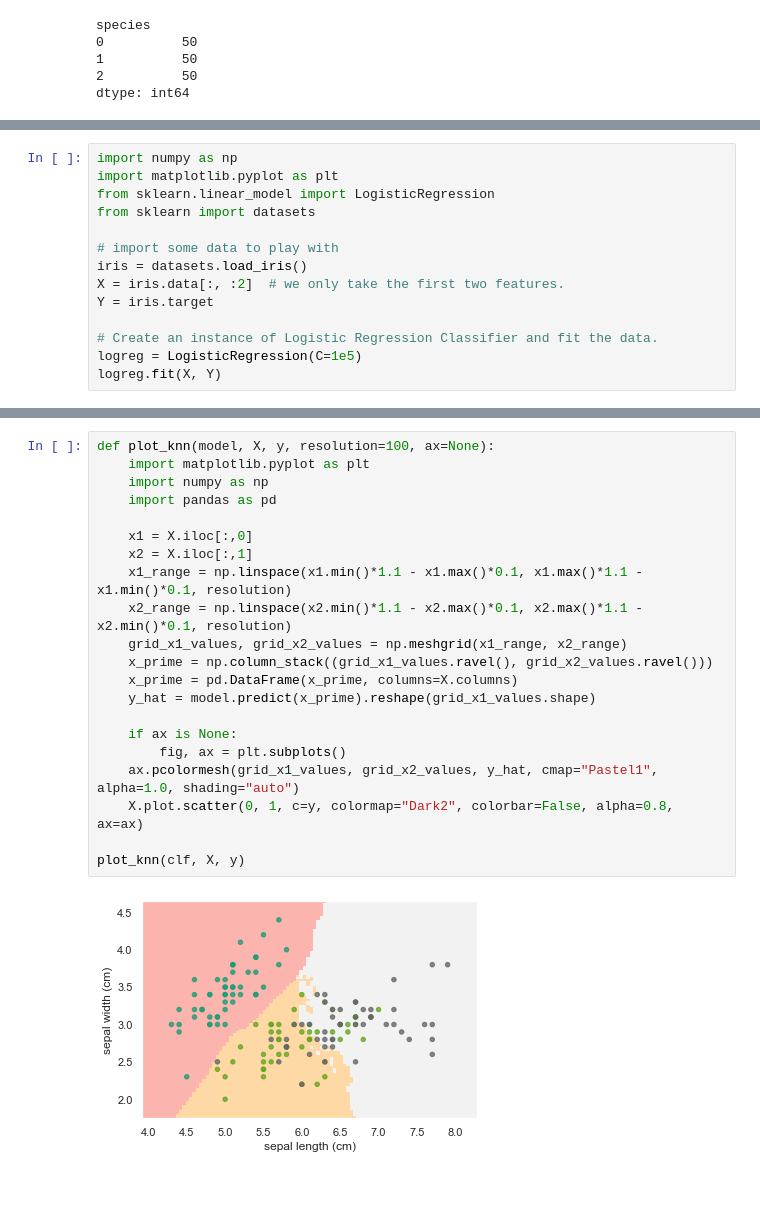
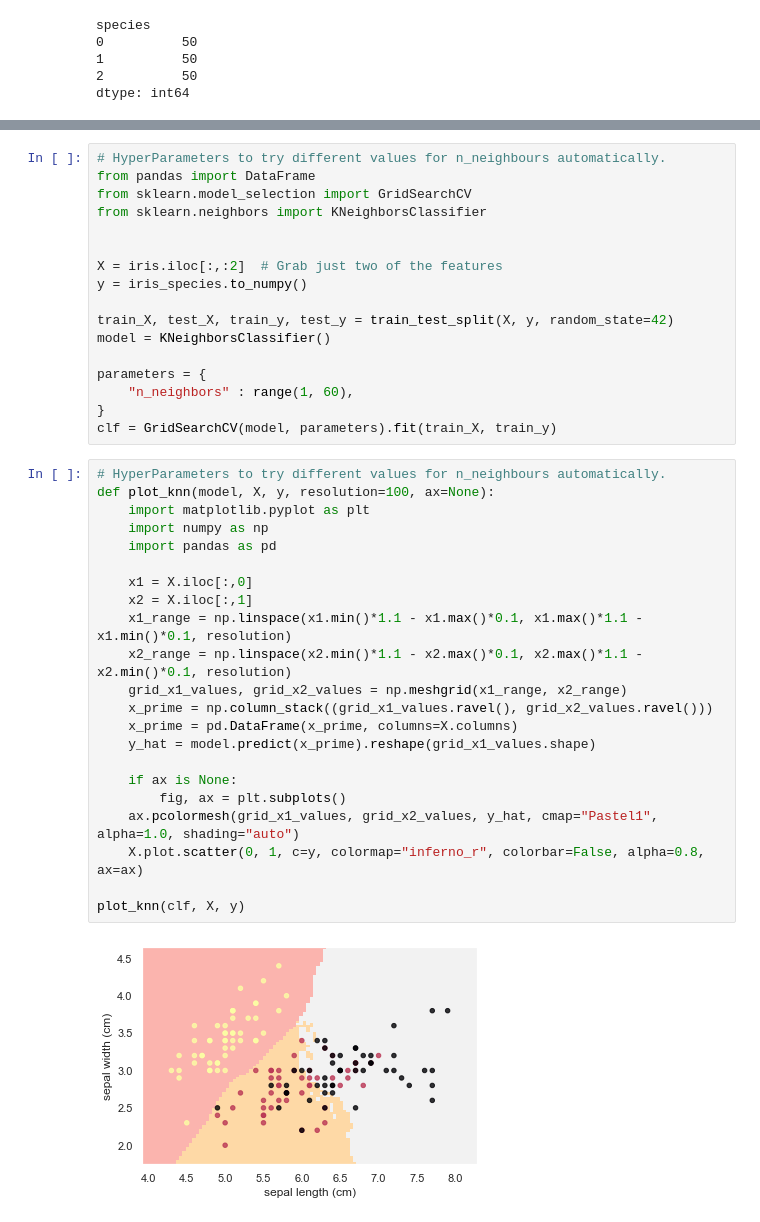
Before and after one commit to sk739/iris, a Jupyter notebook: Iris.ipynb, the cells around one changed output, grey strips where cells are left out. Drawn from its saved outputs; the diff is of its cells as text; blank space fills up the shorter version.

```diff
--- a/Iris.ipynb
+++ b/Iris.ipynb
@@ -163,14 +151,0 @@ a = scatter_matrix(iris, figsize=(16, 16), c=kmeans.labels_)
-# %%
-import numpy as np
-import matplotlib.pyplot as plt
-from sklearn.linear_model import LogisticRegression
-from sklearn import datasets
-
-# import some data to play with
-iris = datasets.load_iris()
-X = iris.data[:, :2]  # we only take the first two features.
-Y = iris.target
-
-# Create an instance of Logistic Regression Classifier and fit the data.
-logreg = LogisticRegression(C=1e5)
-logreg.fit(X, Y)
@@ -234,24 +197,42 @@ train_X, test_X, train_y, test_y = train_test_split(X, y, random_state=42)
+# %%
+# HyperParameters to try different values for n_neighbours automatically.
+from pandas import DataFrame
+from sklearn.model_selection import GridSearchCV
+from sklearn.neighbors import KNeighborsClassifier
+
+
+X = iris.iloc[:,:2]  # Grab just two of the features
+y = iris_species.to_numpy()
+
+train_X, test_X, train_y, test_y = train_test_split(X, y, random_state=42)
+model = KNeighborsClassifier()
+
+parameters = {
+    "n_neighbors" : range(1, 60),
+}
+clf = GridSearchCV(model, parameters).fit(train_X, train_y)
 # %%
+# HyperParameters to try different values for n_neighbours automatically.
 def plot_knn(model, X, y, resolution=100, ax=None):
     import matplotlib.pyplot as plt
     import numpy as np
     import pandas as pd
 
     x1 = X.iloc[:,0]
     x2 = X.iloc[:,1]
     x1_range = np.linspace(x1.min()*1.1 - x1.max()*0.1, x1.max()*1.1 - x1.min()*0.1, resolution)
     x2_range = np.linspace(x2.min()*1.1 - x2.max()*0.1, x2.max()*1.1 - x2.min()*0.1, resolution)
     grid_x1_values, grid_x2_values = np.meshgrid(x1_range, x2_range)
     x_prime = np.column_stack((grid_x1_values.ravel(), grid_x2_values.ravel()))
     x_prime = pd.DataFrame(x_prime, columns=X.columns)
     y_hat = model.predict(x_prime).reshape(grid_x1_values.shape)
 
     if ax is None:
         fig, ax = plt.subplots()
     ax.pcolormesh(grid_x1_values, grid_x2_values, y_hat, cmap="Pastel1", alpha=1.0, shading="auto")
-    X.plot.scatter(0, 1, c=y, colormap="Dark2", colorbar=False, alpha=0.8, ax=ax)
+    X.plot.scatter(0, 1, c=y, colormap="inferno_r", colorbar=False, alpha=0.8, ax=ax)
 
 plot_knn(clf, X, y)
 # %% [output]
-[figure, old version]
+[figure, new version]
 # %%
```
Also changed, not shown: parts of 16 cells of this notebook.
